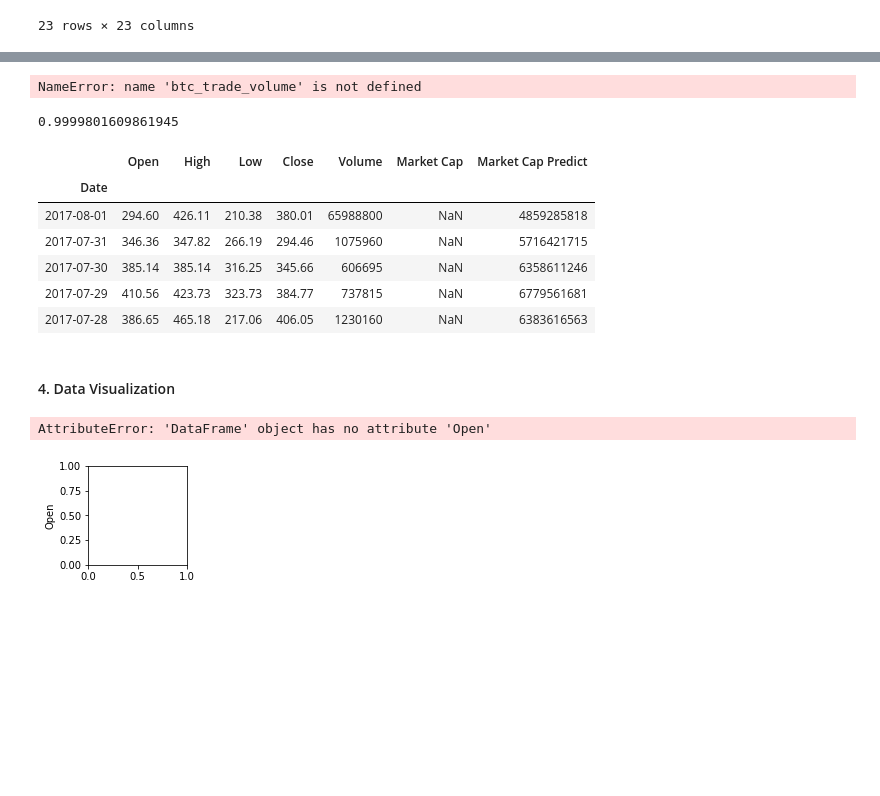
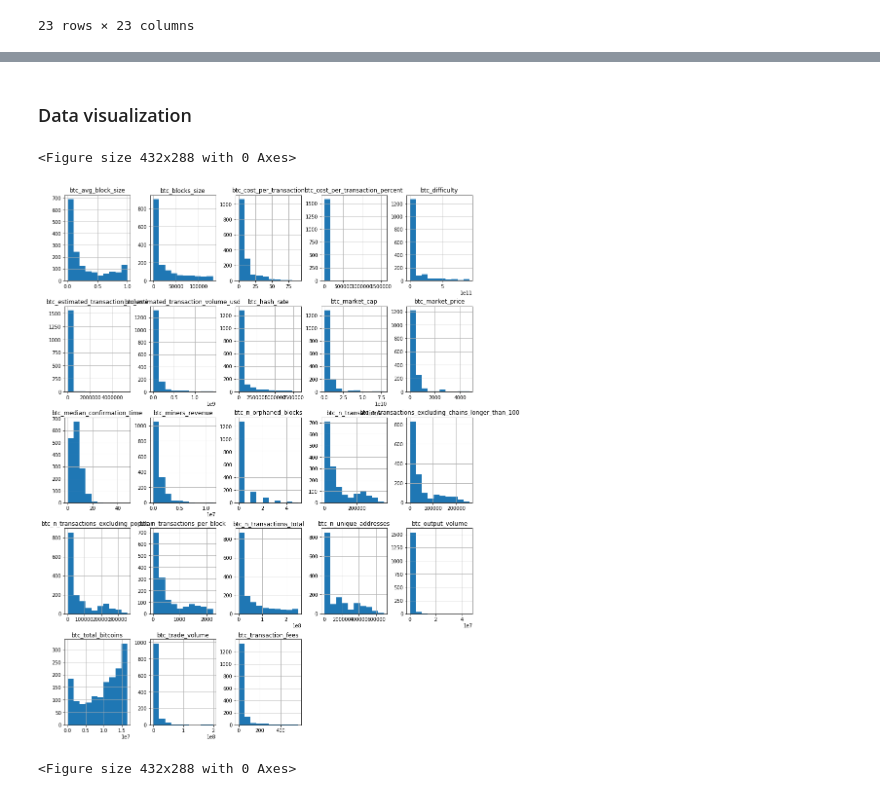
Before and after one commit to Diaa777/BDAssignment, a Jupyter notebook: project2_cryptocoins/notebooks/bitcoin_dataset.ipynb, the cells around one changed output, grey strips where cells are left out. Drawn from its saved outputs; the diff is of its cells as text; code cells hidden in the pictures; blank space fills up the shorter version.

```diff
--- a/project2_cryptocoins/notebooks/bitcoin_dataset.ipynb
+++ b/project2_cryptocoins/notebooks/bitcoin_dataset.ipynb
@@ -261,56 +214,10 @@ Market_Cap  = newdf['btc_trade_volume']
-# %%
-# train data using linear regression
-model.fit(Open, btc_trade_volume)
-# %% [output]
-NameError: name 'btc_trade_volume' is not defined
-# %%
-# Model Score
-model.score(Open, Market_Cap)
-# %% [output]
-0.9999801609861945
-# %%
-# Fill Missing Data Using linear model prediction
-# and Assign it to new column
-open = df[['Open']]
-market_cap_predict = model.predict(open)
-df['Market Cap Predict'] = market_cap_predict.astype('int64')
-df[df['Market Cap'].isnull()].head()
-# %% [output]
-|  | Open | High | Low | Close | Volume | Market Cap | Market Cap Predict |
-| Date |  |  |  |  |  |  |  |
-| 2017-08-01 | 294.60 | 426.11 | 210.38 | 380.01 | 65988800 | NaN | 4859285818 |
-| 2017-07-31 | 346.36 | 347.82 | 266.19 | 294.46 | 1075960 | NaN | 5716421715 |
-| 2017-07-30 | 385.14 | 385.14 | 316.25 | 345.66 | 606695 | NaN | 6358611246 |
-| 2017-07-29 | 410.56 | 423.73 | 323.73 | 384.77 | 737815 | NaN | 6779561681 |
-| 2017-07-28 | 386.65 | 465.18 | 217.06 | 406.05 | 1230160 | NaN | 6383616563 |
 # %% [markdown]
-#### 4. Data Visualization
+### Data visualization
-# %%
-%matplotlib inline
-
-plt.subplot(2,3,1)
-plt.ylabel('Open')
-df.Open.plot()
-
-plt.subplot(2,3,2)
-plt.ylabel('High')
-df.High.plot()
-
-plt.subplot(2,3,3)
-plt.ylabel('Low')
-df.Low.plot()
-
-plt.subplot(2,3,4)
-plt.ylabel('Close')
-df.Close.plot()
-
-plt.subplot(2,3,5)
-plt.ylabel('Volume')
-df.Volume.plot()
-
-plt.subplot(2,3,6)
-plt.ylabel('Market Cap Predict')
-df['Market Cap Predict'].plot()
-# %% [output]
-AttributeError: 'DataFrame' object has no attribute 'Open'
-[figure, removed]
+# %%
+# plot using histograms
+df.hist(figsize=(15,20))
+plt.figure()
+# %% [output]
+<Figure size 432x288 with 0 Axes>
+[figure, added]
+<Figure size 432x288 with 0 Axes>
```
Also changed, not shown: parts of 4 cells of this notebook, 5 other files.
